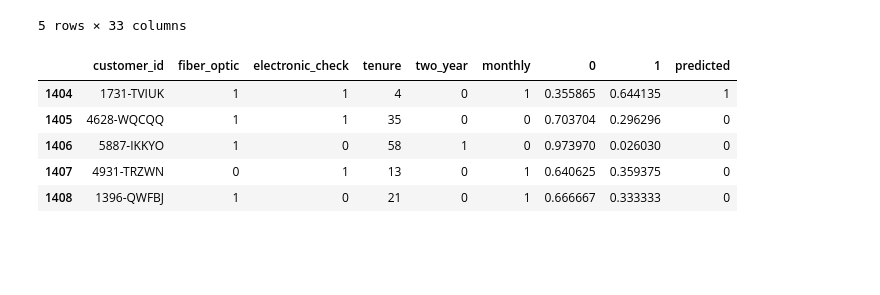
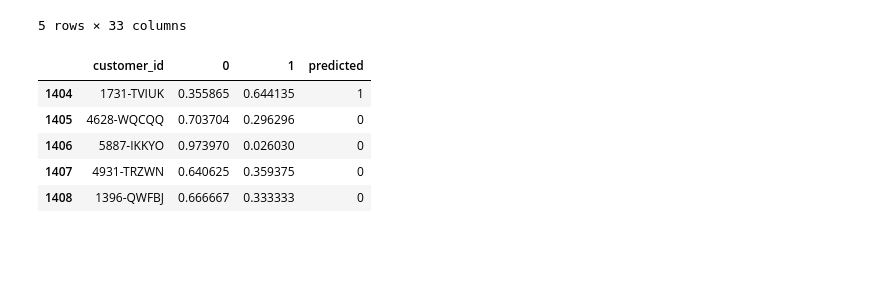
Before and after one commit to annah-vu/classification_project, a Jupyter notebook: telco_churn_final.ipynb, the cells around one changed output. Saved outputs shown, nothing was run; the diff lists cells and outputs as text; code cells hidden in the pictures.

```diff
--- a/telco_churn_final.ipynb
+++ b/telco_churn_final.ipynb
@@ -753,15 +767,15 @@ test_proba_df.head()
 5 rows × 33 columns
 # %%
 #only keeping the relevant columns
-telco_prediction = test_proba_df[['customer_id', 'fiber_optic','electronic_check','tenure','two_year','monthly',0,1, 'predicted']]
+telco_prediction = test_proba_df[['customer_id', 0,1, 'predicted']]
 telco_prediction.tail()
 # %% [output]
-|  | customer_id | fiber_optic | electronic_check | tenure | two_year | monthly | 0 | 1 | predicted |
-| 1404 | 1731-TVIUK | 1 | 1 | 4 | 0 | 1 | 0.355865 | 0.644135 | 1 |
-| 1405 | 4628-WQCQQ | 1 | 1 | 35 | 0 | 0 | 0.703704 | 0.296296 | 0 |
-| 1406 | 5887-IKKYO | 1 | 0 | 58 | 1 | 0 | 0.973970 | 0.026030 | 0 |
-| 1407 | 4931-TRZWN | 0 | 1 | 13 | 0 | 1 | 0.640625 | 0.359375 | 0 |
-| 1408 | 1396-QWFBJ | 1 | 0 | 21 | 0 | 1 | 0.666667 | 0.333333 | 0 |
+|  | customer_id | 0 | 1 | predicted |
+| 1404 | 1731-TVIUK | 0.355865 | 0.644135 | 1 |
+| 1405 | 4628-WQCQQ | 0.703704 | 0.296296 | 0 |
+| 1406 | 5887-IKKYO | 0.973970 | 0.026030 | 0 |
+| 1407 | 4931-TRZWN | 0.640625 | 0.359375 | 0 |
+| 1408 | 1396-QWFBJ | 0.666667 | 0.333333 | 0 |
 # %%
 #to a csv it goes
 telco_prediction.to_csv('telco_predictions.csv')
```
Also changed, not shown: parts of 10 cells of this notebook.
